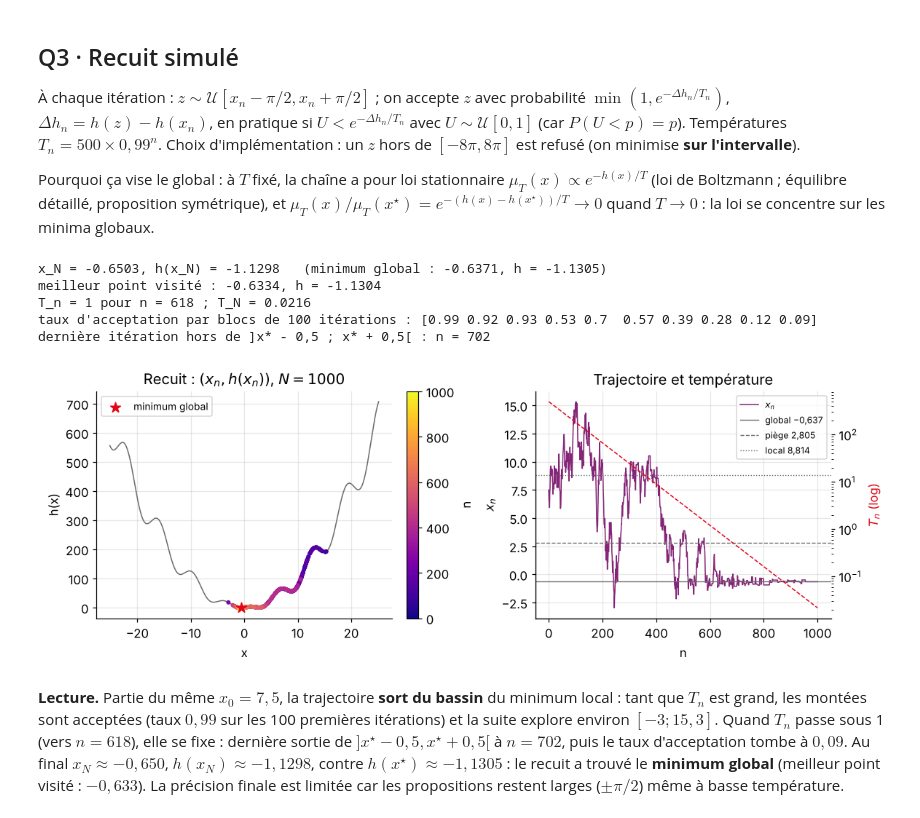
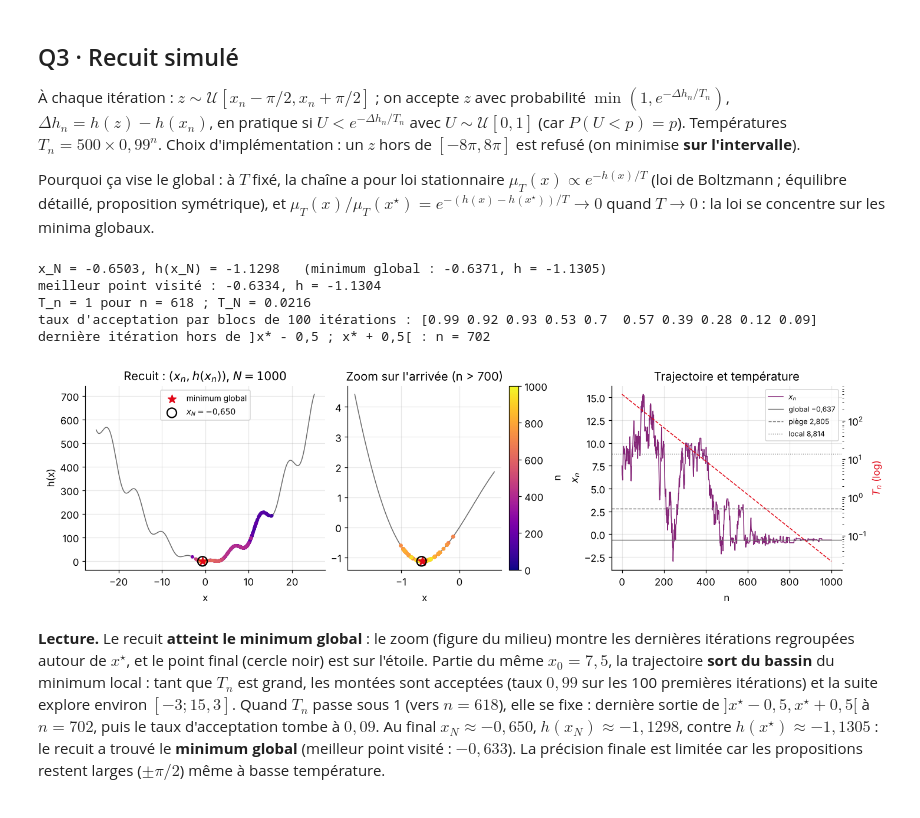
Before and after one commit to Este34/presentation_statistique, a Jupyter notebook: sujets/sujet3/s3_1_recuit_simule.ipynb, the cells around one changed output. Cells and saved outputs as stored; diff of their text form; code cells hidden in the pictures.

```diff
--- a/sujets/sujet3/s3_1_recuit_simule.ipynb
+++ b/sujets/sujet3/s3_1_recuit_simule.ipynb
@@ -187,38 +187,51 @@ Tn = T0 * ALPHA ** np.arange(N + 1)
 meilleur = xr[np.argmin(h_sujet3(xr))]
 print(f"x_N = {xr[-1]:.4f}, h(x_N) = {h_sujet3(xr[-1]):.4f}   (minimum global : {X_GLOBAL:.4f}, h = {hm.min():.4f})")
 print(f"meilleur point visité : {meilleur:.4f}, h = {h_sujet3(meilleur):.4f}")
 print(f"T_n = 1 pour n = {np.log(T0)/np.log(1/ALPHA):.0f} ; T_N = {Tn[-1]:.4f}")
 print("taux d'acceptation par blocs de 100 itérations :", np.round(acc.reshape(10, 100).mean(axis=1), 2))
 dernier_saut = np.max(np.nonzero(np.abs(xr - X_GLOBAL) > 0.5)[0]) if np.any(np.abs(xr - X_GLOBAL) > 0.5) else 0
 print(f"dernière itération hors de ]x* - 0,5 ; x* + 0,5[ : n = {dernier_saut}")
 
-fig, (ax1, ax2) = plt.subplots(1, 2, figsize=(10.5, 3.7), layout="constrained")
+fig, (ax1, axz, ax2) = plt.subplots(1, 3, figsize=(13, 3.7), layout="constrained",
+                                    gridspec_kw={"width_ratios": [1.25, 0.8, 1.2]})
 ax1.plot(y, h_n, color=GRIS, lw=1.0)
 sc = ax1.scatter(xr, h_sujet3(xr), c=np.arange(N + 1), cmap="plasma", s=8, zorder=3)
 ax1.scatter([X_GLOBAL], [hm.min()], color=ROUGE, marker="*", s=90, zorder=4, label="minimum global")
+ax1.scatter([xr[-1]], [h_sujet3(xr[-1])], s=110, facecolors="none", edgecolors="k", lw=1.5, zorder=5,
+            label=rf"$x_N = {xr[-1]:.3f}$".replace(".", "{,}"))
 ax1.set_xlabel("x"); ax1.set_ylabel("h(x)"); ax1.set_title(r"Recuit : $(x_n, h(x_n))$, $N = 1000$")
-ax1.legend(fontsize=9); fig.colorbar(sc, ax=ax1, label="n")
+ax1.legend(fontsize=9, loc="upper center")
+# Zoom sur l'arrivée : les 300 dernières itérations autour du minimum global
+zz = (y > -1.8) & (y < 0.6)
+axz.plot(y[zz], h_n[zz], color=GRIS, lw=1)
+axz.scatter(xr[-300:], h_sujet3(xr[-300:]), c=np.arange(N - 299, N + 1), cmap="plasma", vmin=0, vmax=N, s=12, zorder=3)
+axz.scatter([X_GLOBAL], [hm.min()], color=ROUGE, marker="*", s=110, zorder=4)
+axz.scatter([xr[-1]], [h_sujet3(xr[-1])], s=110, facecolors="none", edgecolors="k", lw=1.5, zorder=5)
+axz.set_xlabel("x"); axz.set_title("Zoom sur l'arrivée (n > 700)")
+fig.colorbar(sc, ax=axz, label="n")
 ax2.plot(xr, color=VIOLET, lw=1.0, label=r"$x_n$")
 for xx, lab, st in ((X_GLOBAL, "global −0,637", "-"), (X_PIEGE, "piège 2,805", "--"), (X_LOCAL, "local 8,814", ":")):
     ax2.axhline(xx, color=GRIS, ls=st, lw=0.9, label=lab)
 ax2.legend(fontsize=8, loc="upper right")
 ax2.set_xlabel("n"); ax2.set_ylabel(r"$x_n$")
 ax3 = ax2.twinx(); ax3.semilogy(Tn, color=ROUGE, lw=1, ls="--"); ax3.set_ylabel(r"$T_n$ (log)", color=ROUGE)
 ax3.grid(False); ax2.set_title("Trajectoire et température")
 sauver(fig, FIG / "s33_recuit.png"); plt.show()
 
 resultats["q3"] = {"T0": T0, "alpha": ALPHA, "N": N, "x_N": float(xr[-1]), "h_x_N": float(h_sujet3(xr[-1])),
                    "meilleur": float(meilleur), "T_N": float(Tn[-1]),
                    "taux_acceptation_blocs": [float(v) for v in acc.reshape(10, 100).mean(axis=1)]}
 # %% [output]
 x_N = -0.6503, h(x_N) = -1.1298   (minimum global : -0.6371, h = -1.1305)
 meilleur point visité : -0.6334, h = -1.1304
 T_n = 1 pour n = 618 ; T_N = 0.0216
 taux d'acceptation par blocs de 100 itérations : [0.99 0.92 0.93 0.53 0.7  0.57 0.39 0.28 0.12 0.09]
 dernière itération hors de ]x* - 0,5 ; x* + 0,5[ : n = 702
-[figure, old version]
+[figure, new version]
 # %% [markdown]
-**Lecture.** Partie du même $x_0 = 7{,}5$, la trajectoire **sort du bassin** du minimum local :
+**Lecture.** Le recuit **atteint le minimum global** : le zoom (figure du milieu) montre les
+dernières itérations regroupées autour de $x^\star$, et le point final (cercle noir) est sur
+l'étoile. Partie du même $x_0 = 7{,}5$, la trajectoire **sort du bassin** du minimum local :
 tant que $T_n$ est grand, les montées sont acceptées (taux $0{,}99$ sur les 100 premières
 itérations) et la suite explore environ $[-3 ; 15{,}3]$. Quand $T_n$ passe sous 1 (vers $n = 618$), elle se
 fixe : dernière sortie de $]x^\star - 0{,}5, x^\star + 0{,}5[$ à $n = 702$, puis le taux
```
Also changed, not shown: parts of 8 cells of this notebook, 9 other files.
